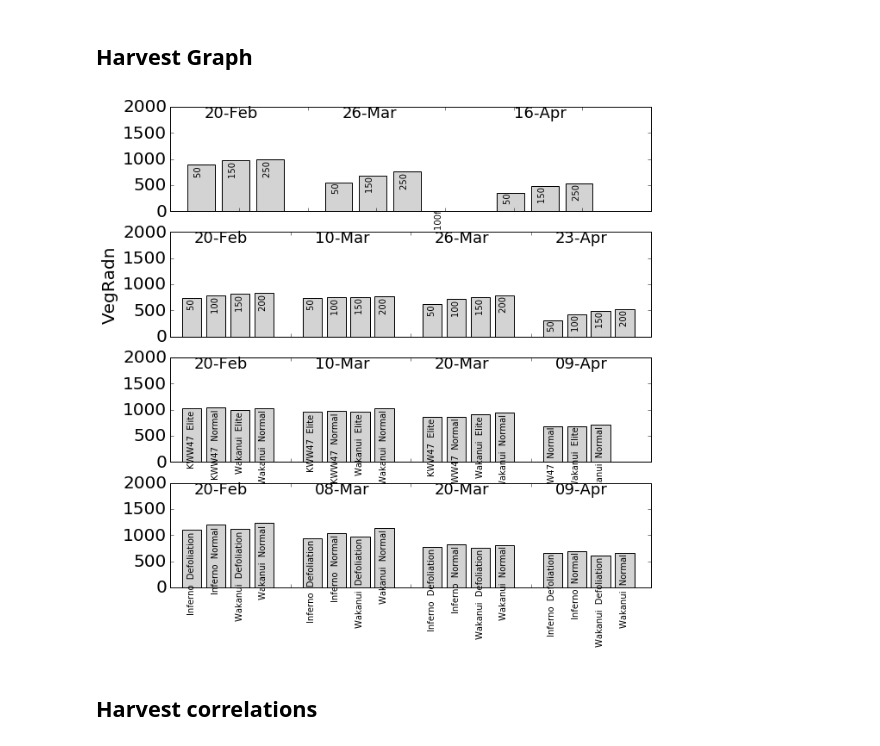
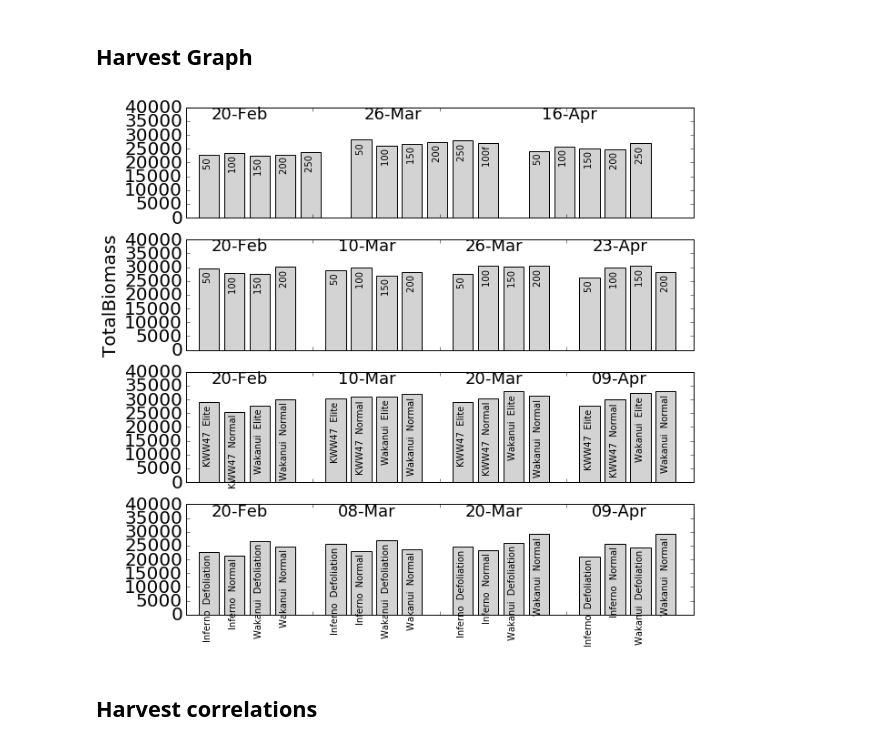
Before and after one commit to HamishBrownPFR/2020, a Jupyter notebook: CombinedAnalysis.ipynb, the cells around one changed output. Cells and saved outputs as stored; diff of their text form; code cells hidden in the pictures.

```diff
--- a/CombinedAnalysis.ipynb
+++ b/CombinedAnalysis.ipynb
@@ -735,10 +785,10 @@ for Year in YearList:
 # %% [markdown]
 ## Harvest Graph
 # %%
-Variable = 'VegRadn'
+Variable = 'TotalBiomass'
 MakeHarvestVariableGraph(Variable)
 # %% [output]
-[figure, old version]
+[figure, new version]
 # %% [markdown]
 ## Harvest correlations
 # %%
```
Also changed, not shown: parts of 19 cells of this notebook.
